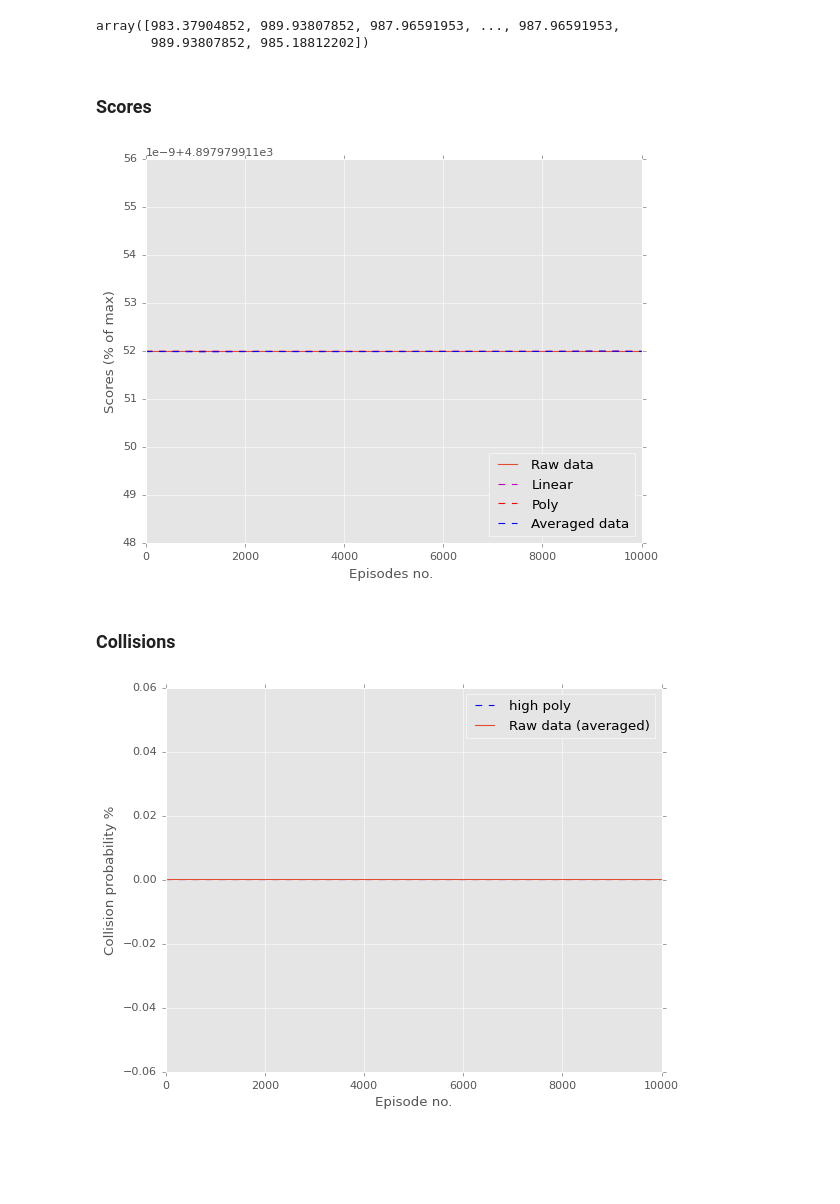
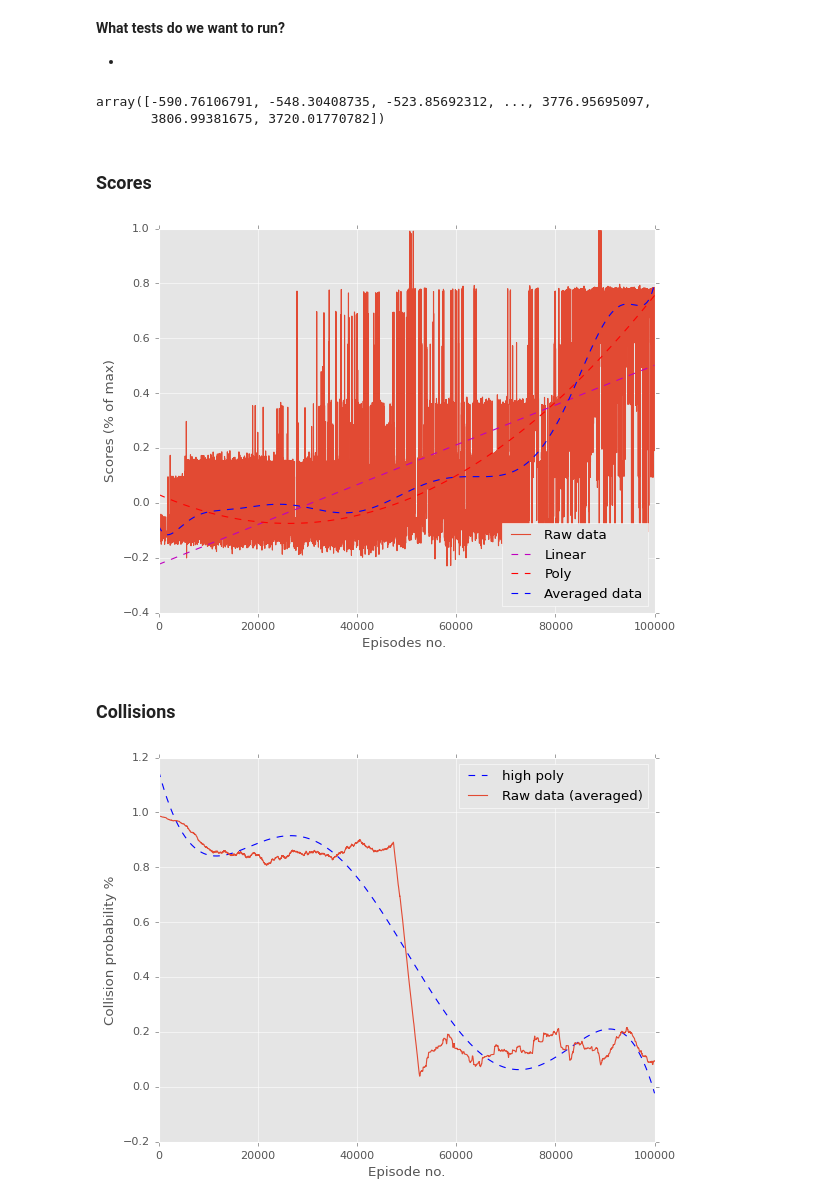
Before and after one commit to henrfj/master_thesis_2023, a Jupyter notebook: DDPG/plotting.ipynb, the cells around one changed output. Cells and saved outputs as stored; diff of their text form; code cells hidden in the pictures; blank space fills up the shorter version.

```diff
--- a/DDPG/plotting.ipynb
+++ b/DDPG/plotting.ipynb
@@ -9,6 +9,10 @@ from copy import deepcopy
 from environments import OpenField_v00, OpenField_v01, OpenField_v10, ClosedField_v20, ClosedField_v21, ClosedField_v22, ClosedField_v23_dyna, MPC_environment_v40
 import matplotlib.pyplot as plt
 import numpy as np
+# %% [markdown]
+**What tests do we want to run?**
+
+-
 # %%
 # TRAINING
 
@@ -17,8 +21,8 @@ import numpy as np
 #sh = np.loadtxt('plotdata/v22_fw_sh.txt', dtype=float)
 
 # V22 Naples #
-#ch = np.loadtxt('plotdata/v22_naples_ch.txt', dtype=int)
-#sh = np.loadtxt('plotdata/v22_naples_sh.txt', dtype=float)
+ch = np.loadtxt('plotdata/v22_naples_ch.txt', dtype=int)
+sh = np.loadtxt('plotdata/v22_naples_sh.txt', dtype=float)
 
 ## V40 FW
 #ch = np.loadtxt('plotdata/v40_fw_ch.txt', dtype=int)
@@ -33,8 +37,8 @@ import numpy as np
 #ch = np.loadtxt('rundata/v22_fw_data_ch.txt', dtype=int)
 #sh = np.loadtxt('rundata/v22_fw_data_sh.txt', dtype=float)
 
-ch = np.loadtxt('rundata/v40_v22_fw_data_ch.txt', dtype=int)
-sh = np.loadtxt('rundata/v40_v22_fw_data_sh.txt', dtype=float)
+#ch = np.loadtxt('rundata/v40_v22_fw_data_ch.txt', dtype=int)
+#sh = np.loadtxt('rundata/v40_v22_fw_data_sh.txt', dtype=float)
 
 
 #ch = np.loadtxt('rundata/v22_naples_data_ch.txt', dtype=int)
@@ -45,8 +49,8 @@ sh = np.loadtxt('rundata/v40_v22_fw_data_sh.txt', dtype=float)
 # %%
 sh
 # %% [output]
-array([983.37904852, 989.93807852, 987.96591953, ..., 987.96591953,
-       989.93807852, 985.18812202])
+array([-590.76106791, -548.30408735, -523.85692312, ..., 3776.95695097,
+       3806.99381675, 3720.01770782])
 # %% [markdown]
 ### Scores
 # %%
@@ -54,7 +58,7 @@ array([983.37904852, 989.93807852, 987.96591953, ..., 987.96591953,
 ep_no = len(sh)
 ch = ch[0:ep_no]
 
-#sh = sh / sh.max()
+sh = sh / sh.max()
 
 
 # Polynomial fit
@@ -63,34 +67,34 @@ pfit_1 = np.polyfit(t, sh, 1)
 pfit_2 = np.polyfit(t, sh, 2)
 pfit_3 = np.polyfit(t, sh, 12)
 linear_model = np.poly1d(pfit_1)
 poly_model = np.poly1d(pfit_2)
 high_poly_model = np.poly1d(pfit_3)
 
 
 # Time / episode axis
 # Moving average
 window_width = 1
 cumsum_sh = np.cumsum(np.insert(sh, 0, 0))
 ma_sh = (cumsum_sh[window_width:] - cumsum_sh[:-window_width]) / window_width
 t2 = np.linspace(1, ep_no, len(ma_sh))
 
 # Plotting
 plt.plot(t, sh, label="Raw data")
 plt.plot(t, linear_model(t), "m--", label="Linear")
 plt.plot(t, poly_model(t), "r--", label="Poly")
 plt.plot(t, high_poly_model(t), "b--", label="Averaged data")
 #plt.legend()
 #plt.show()
 #
 #plt.plot(t, sh, label="Raw data")
 #plt.plot(t2, ma_sh, label="Raw data")
 plt.legend(loc="lower right")
 
 plt.ylabel("Scores (% of max)")
 plt.xlabel("Episodes no. ")
 plt.show()
 # %% [output]
-[figure, old version]
+[figure, new version]
 # %% [markdown]
 ### Collisions
 # %%
@@ -114,7 +118,7 @@ t2 = np.linspace(1, ep_no, len(ma_ch))
 
 # Plotting
 #plt.plot(t, ch, label="Raw data")
-#plt.plot(t, linear_model(t), "m--", label="Linear")
+#plt.plot(t, linear_model(t), "m--", label="Linear")3
 #plt.plot(t, poly_model(t), "r--", label="Poly")
 plt.plot(t, high_poly_model(t), "b--", label="high poly")
 #plt.legend()
@@ -129,4 +133,4 @@ plt.ylabel("Collision probability %")
 plt.xlabel("Episode no.")
 plt.show()
 # %% [output]
-[figure, old version]
+[figure, new version]
```
Also changed, not shown: 3 other files.
